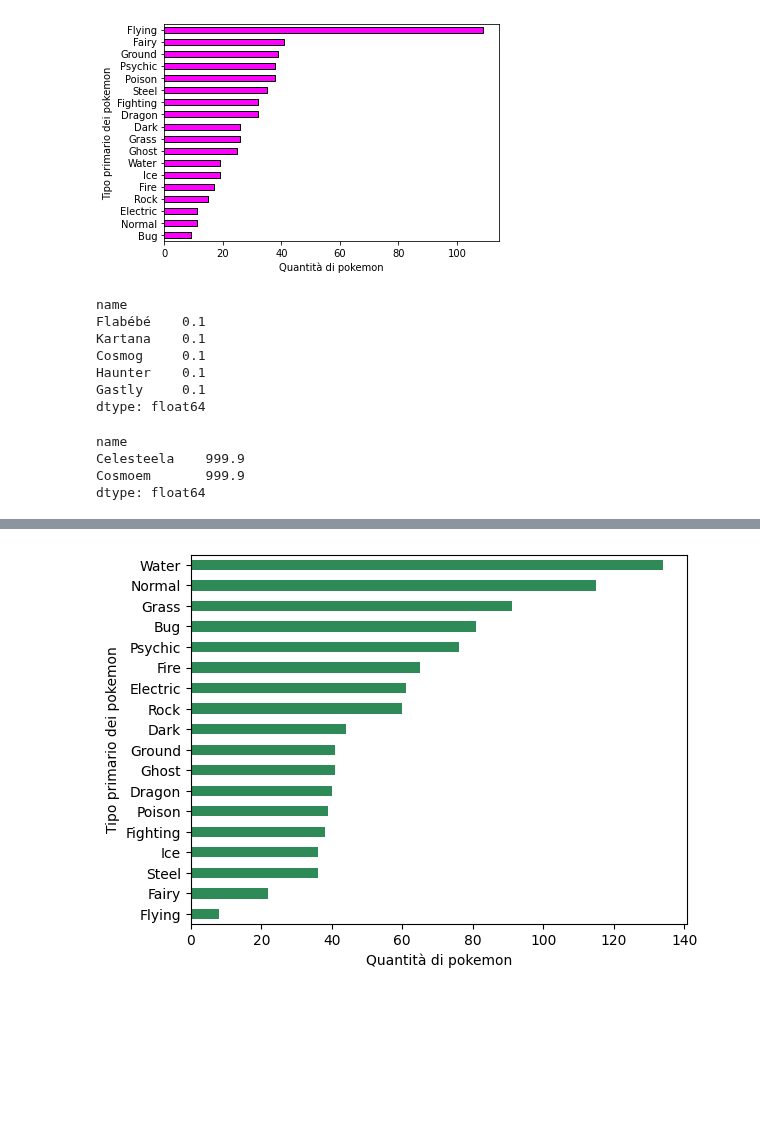
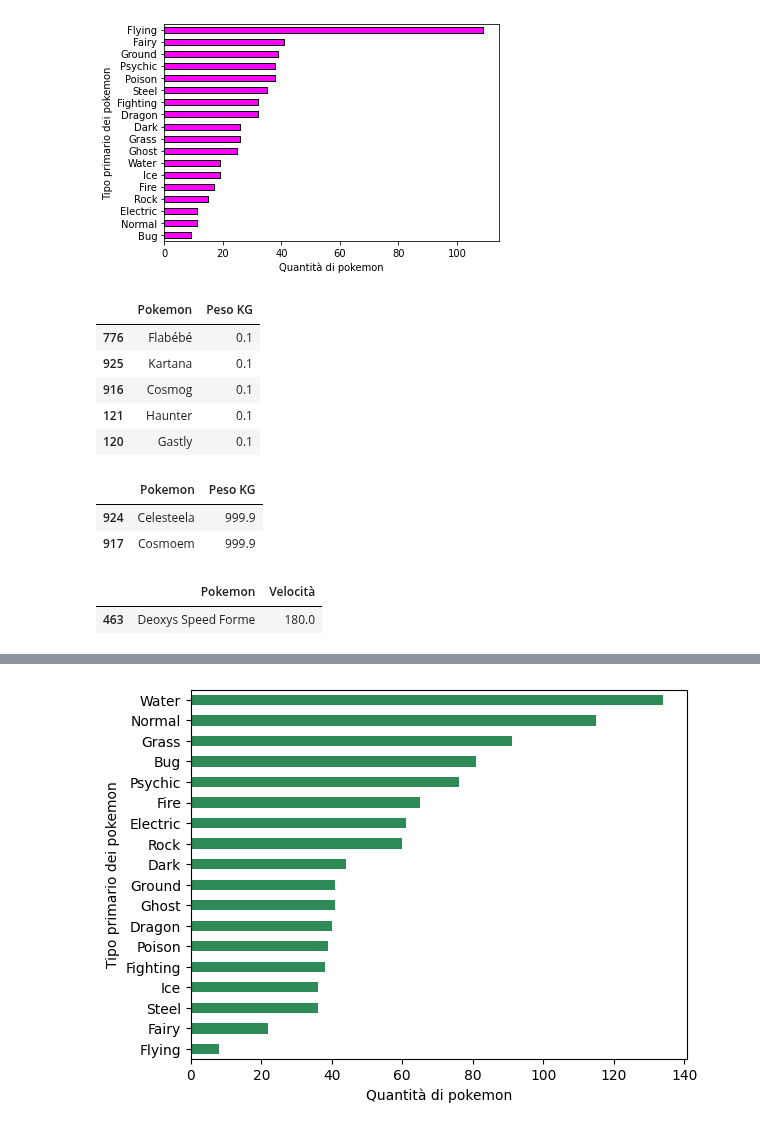
Before and after one commit to SavGRY/savini_its_data_analysis, a Jupyter notebook: relazione_python.ipynb, the cells around one changed output, grey strips where cells are left out. Drawn from its saved outputs; the diff is of its cells as text; code cells hidden in the pictures; blank space fills up the shorter version.

Commit message:
Modified DataFrame and added most speedy pokemon

```diff
--- a/relazione_python.ipynb
+++ b/relazione_python.ipynb
@@ -63,8 +63,19 @@ years = [1996, 1999, 2002, 2006, 2010, 2013, 2016, 2019]
 
 # inserisco la colonna (sarà la 3°) che si chiamerà date_published passandoli come valore il mapping dato dal
 # dizionario creato con enumerate (con lista di anni e index)
-filtered_pokemon_data.insert(2, column='date_published', value=filtered_pokemon_data.generation.map(dict(enumerate(years, start=1))))
+# filtered_pokemon_data.insert(2, column='date_published', value=filtered_pokemon_data.generation.map(dict(enumerate(years, start=1))))
+
+df_2 = pd.read_csv('CSV/All_Pokemon.csv', index_col=0)
+df_2.reset_index(inplace=True)
+df_3 = pd.DataFrame(df_2['Experience to level 100'])
+filtered_pokemon_data = pd.merge(filtered_pokemon_data, df_3, left_on=filtered_pokemon_data.index, right_index=True)
+
+
+# filtered_pokemon_data
+# filtered_pokemon_data.insert(22, column='experience_to_100', value=experience_to_100[''])
+
 filtered_pokemon_data.to_csv('CSV/filtered_pokemon_data_years.csv', index=False)
 
 
-filtered_pokemon_data
+
+# filtered_pokemon_data
@@ -181,30 +178,37 @@ plt.show()
 # %%
 # get lightest
 lightest = filtered_pokemon_data[['name', 'weight_kg']].sort_values(by = ['weight_kg'], ascending=True)
 
-series1 = pd.Series(lightest['weight_kg'].values, index=lightest['name'])
-only_lightest = series1[series1 < 0.2]
+series1 = pd.DataFrame({'Pokemon':lightest['name'], 'Peso KG': lightest['weight_kg'].values})
+only_lightest = series1[series1['Peso KG'] < 0.2]
 only_lightest
 # %% [output]
-name
-Flabébé    0.1
-Kartana    0.1
-Cosmog     0.1
-Haunter    0.1
-Gastly     0.1
-dtype: float64
+|  | Pokemon | Peso KG |
+| 776 | Flabébé | 0.1 |
+| 925 | Kartana | 0.1 |
+| 916 | Cosmog | 0.1 |
+| 121 | Haunter | 0.1 |
+| 120 | Gastly | 0.1 |
 # %%
 # get the heaviest
 heaviest = filtered_pokemon_data[['name', 'weight_kg']].sort_values(by = ['weight_kg'], ascending=False)
 
-series2 = pd.Series(heaviest['weight_kg'].values, index=heaviest['name'])
-only_heaviest = series2[series2 > 999.8]
+series2 = pd.DataFrame({'Pokemon':heaviest['name'], 'Peso KG': heaviest['weight_kg'].values})
+only_heaviest = series2[series2['Peso KG'] > 999.8]
 only_heaviest
 # %% [output]
-name
-Celesteela    999.9
-Cosmoem       999.9
-dtype: float64
+|  | Pokemon | Peso KG |
+| 924 | Celesteela | 999.9 |
+| 917 | Cosmoem | 999.9 |
+# %%
+# get the fastest
+fastest = filtered_pokemon_data[['name', 'speed']].sort_values(by = ['speed'], ascending=False)
+series3 = pd.DataFrame({'Pokemon':fastest['name'],'Velocità':fastest['speed'].values})
+only_fastest = series3[:1]
+only_fastest
+# %% [output]
+|  | Pokemon | Velocità |
+| 463 | Deoxys Speed Forme | 180.0 |
 # %%
 filtered_pokemon_data
 # %% [output]
```
Also changed, not shown: parts of 1 cell of this notebook, 3 other files.
